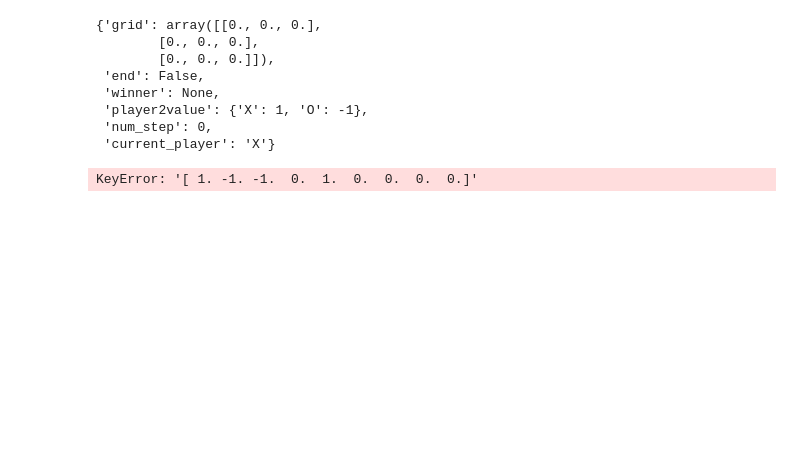
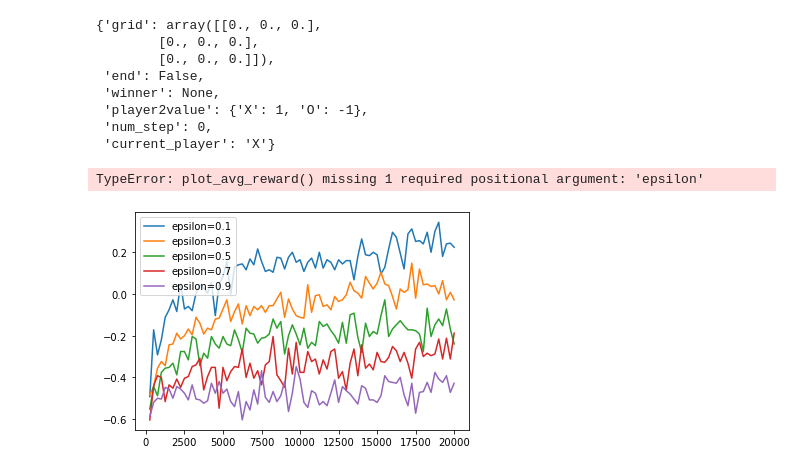
Before and after one commit to giuliamesc/tic_tac_toe, a Jupyter notebook: main.ipynb, the cells around one changed output. Cells and saved outputs as stored; diff of their text form; code cells hidden in the pictures; blank space fills up the shorter version.

```diff
--- a/main.ipynb
+++ b/main.ipynb
@@ -120,8 +181,23 @@ class QLearning:
 # %%
 np.random.seed(2022)
 epsilon = np.random.uniform(0,0.5)
-game = QLearning(epsilon,0)
+game = QLearning(epsilon,0.5)
 # %%
-game.game()
+N = 500
+game.play_n_games(N)
+game.plot_avg_reward(N)
 # %% [output]
-KeyError: '[ 1. -1. -1.  0.  1.  0.  0.  0.  0.]'
+TypeError: plot_avg_reward() missing 1 required positional argument: 'epsilon'
+# %%
+np.random.seed(2022)
+eps_vector = [0.1,0.3,0.5,0.7,0.9]
+rew_epsilon = []
+
+N = 20000
+for epsilon in eps_vector:
+    game = QLearning(epsilon,0.5)
+    game.play_n_games(N, epsilon*np.ones(N))
+    game.plot_avg_reward(N,epsilon)
+    rew_epsilon.append(game.reward_vec)
+# %% [output]
+[figure, added]
```
Also changed, not shown: parts of 3 cells of this notebook, 10 other files.
